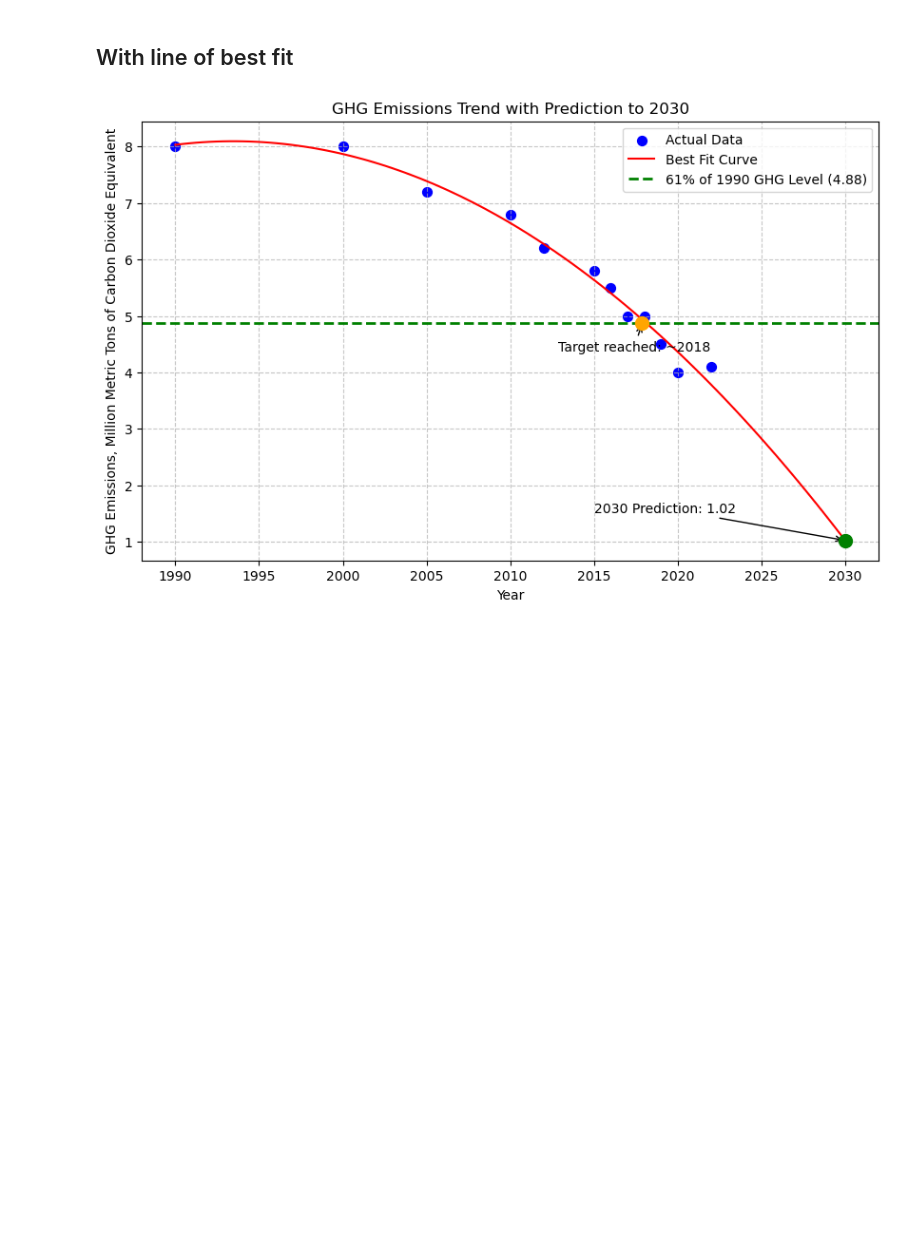
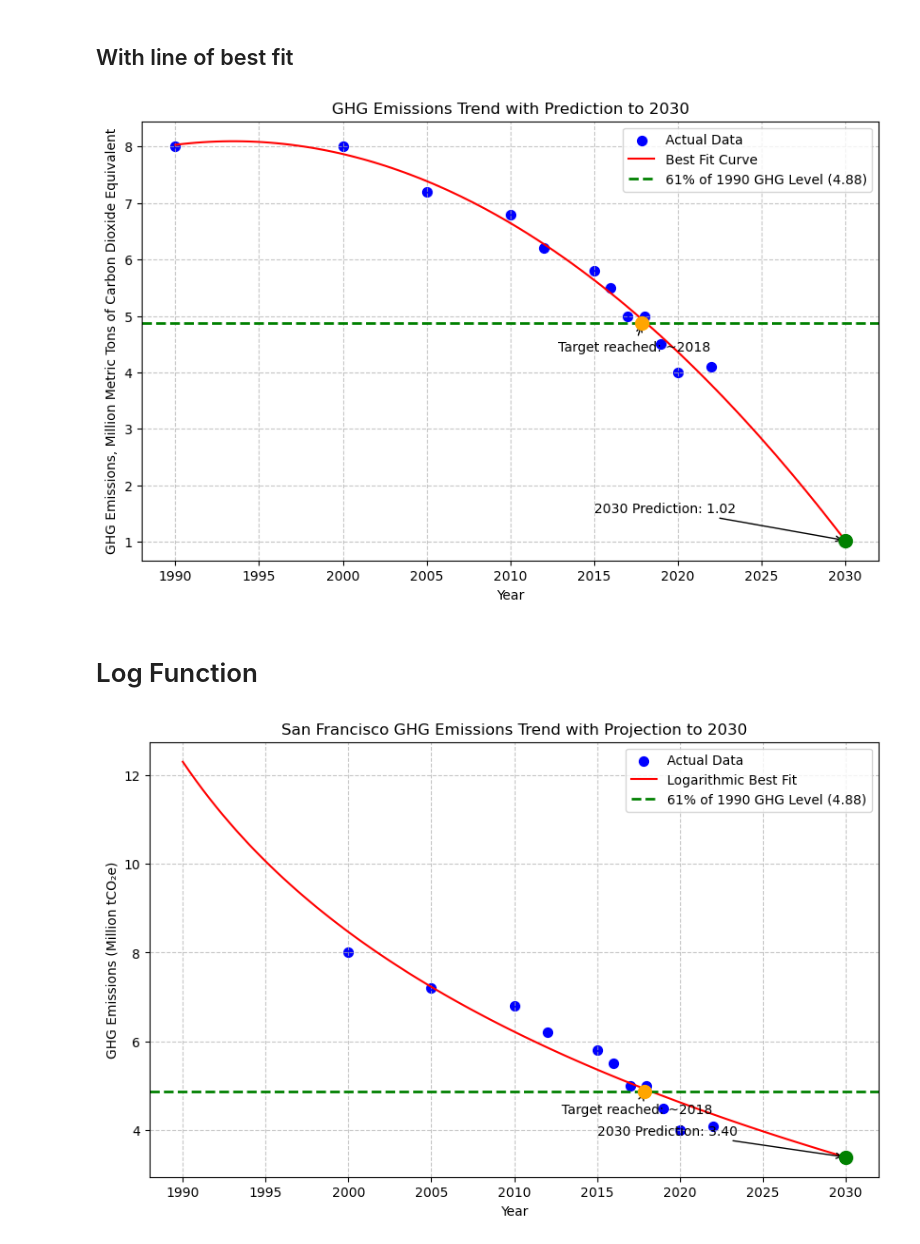
Before and after one commit to lifee77/Econ_Analysis, a Jupyter notebook: Econ_Analysis/sf_climate.ipynb, the cells around one changed output. Cells and saved outputs as stored; diff of their text form; code cells hidden in the pictures; blank space fills up the shorter version.

```diff
--- a/Econ_Analysis/sf_climate.ipynb
+++ b/Econ_Analysis/sf_climate.ipynb
@@ -112,3 +112,74 @@ if intersection_years:
 plt.show()
 # %% [output]
 [figure]
+# %% [markdown]
+# Log Function
+# %%
+import numpy as np
+import matplotlib.pyplot as plt
+from scipy.optimize import curve_fit
+
+# Data
+years = [2000, 2005, 2010, 2012, 2015, 2016, 2017, 2018, 2019, 2020, 2022]
+values = [8.0, 7.2, 6.8, 6.2, 5.8, 5.5, 5.0, 5.0, 4.5, 4.0, 4.1]
+
+# Create scatter plot
+plt.figure(figsize=(10, 6))
+plt.scatter(years, values, color='blue', s=50, label='Actual Data')
+
+# Using a modified logarithmic function (more stable than hyperbolic)
+def log_func(x, a, b, c):
+    return -a * np.log(b * (x - 1980)) + c
+
+# Fit curve with logarithmic function
+# Increase maxfev to allow more iterations for convergence
+popt, _ = curve_fit(log_func, years, values, p0=[1, 0.1, 8], maxfev=5000)
+
+# Generate points for smooth curve, including prediction to 2030
+years_extended = np.linspace(1990, 2030, 100)
+predicted_values = log_func(years_extended, *popt)
+
+# Plot the fitted curve
+plt.plot(years_extended, predicted_values, 'r-', label='Logarithmic Best Fit')
+
+# Calculate 61% of 1990 GHG emission value
+target_value = 0.61 * values[0]  # 61% of 1990 value (4.88)
+
+# Draw horizontal line at 61% of 1990 GHG value
+plt.axhline(y=target_value, color='green', linestyle='--', linewidth=2,
+            label=f'61% of 1990 GHG Level ({target_value:.2f})')
+
+# Add labels and title
+plt.xlabel('Year')
+plt.ylabel('GHG Emissions (Million tCO₂e)')
+plt.title('San Francisco GHG Emissions Trend with Projection to 2030')
+plt.grid(True, linestyle='--', alpha=0.7)
+plt.legend()
+
+# Highlight 2030 prediction
+prediction_2030 = log_func(2030, *popt)
+plt.scatter(2030, prediction_2030, color='green', s=100, zorder=5)
+plt.annotate(f'2030 Prediction: {prediction_2030:.2f}',
+             (2030, prediction_2030),
+             xytext=(2015, prediction_2030+0.5),
+             arrowprops=dict(arrowstyle='->'))
+
+# Find intersection with target line
+try:
+    intersection_years = []
+    for i in range(len(years_extended)-1):
+        if (predicted_values[i] - target_value) * (predicted_values[i+1] - target_value) <= 0:
+            intersection_years.append(years_extended[i])
+
+    if intersection_years:
+        plt.scatter(intersection_years[0], target_value, color='orange', s=100, zorder=5)
+        plt.annotate(f'Target reached: ~{intersection_years[0]:.0f}',
+                    (intersection_years[0], target_value),
+                    xytext=(intersection_years[0]-5, target_value-0.5),
+                    arrowprops=dict(arrowstyle='->'))
+except:
+    pass
+
+plt.show()
+# %% [output]
+[figure, added]
```
